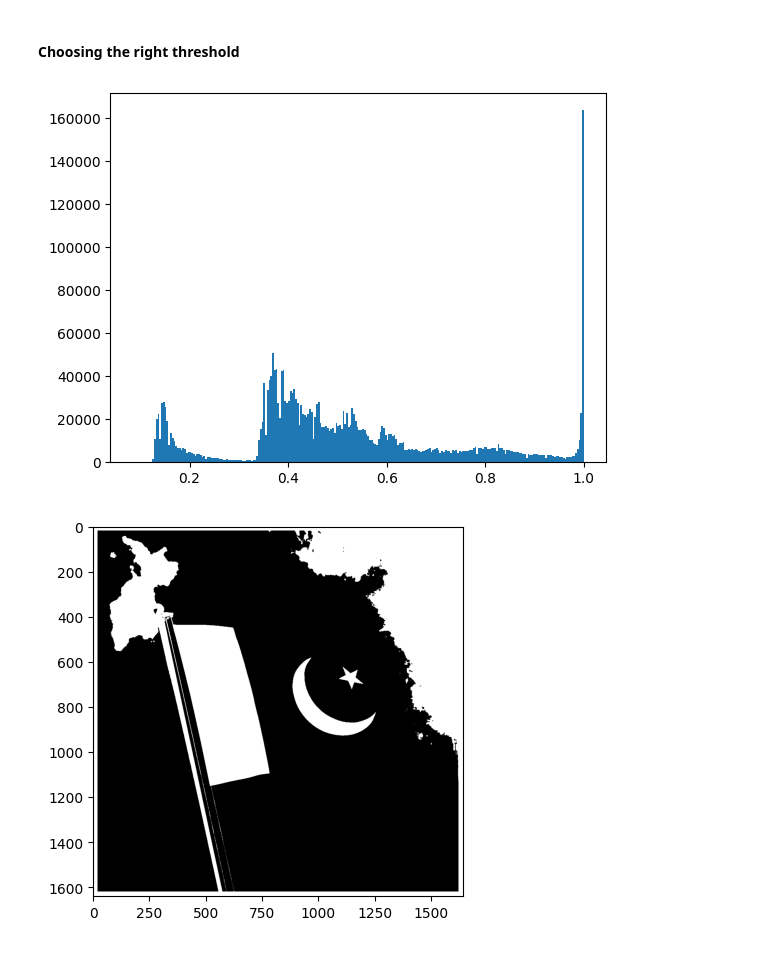
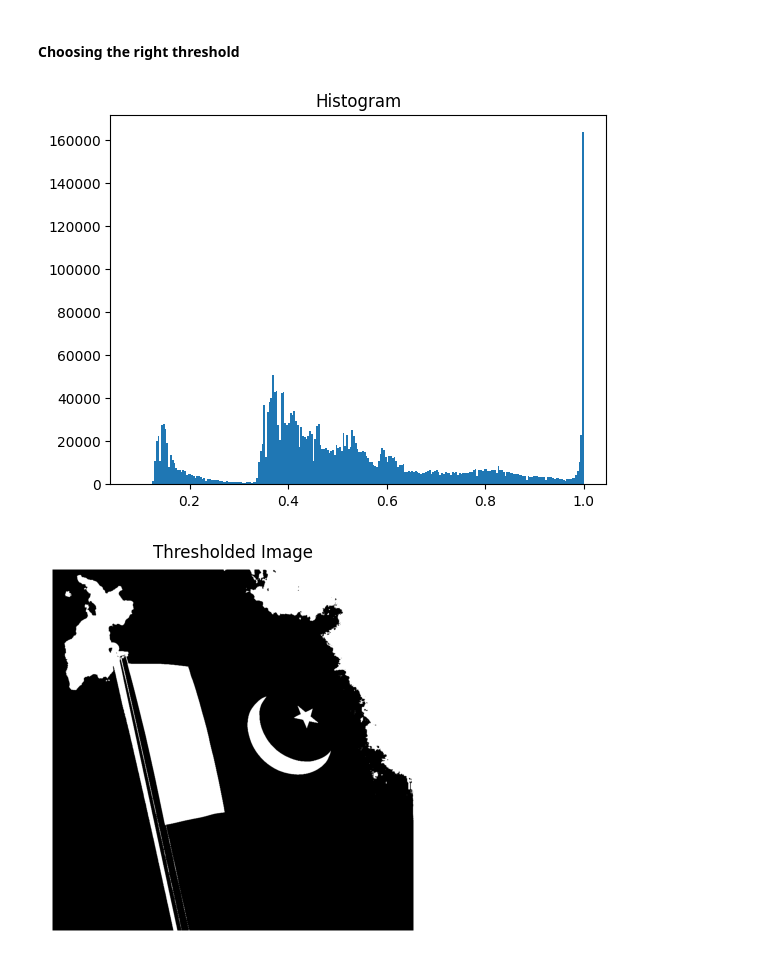
Before and after one commit to SaadARazzaq/Personalized-Image-Processing, a Jupyter notebook: Codes/Thresholding.ipynb, the cells around one changed output. Drawn from its saved outputs; the diff is of its cells as text; code cells hidden in the pictures.

```diff
--- a/Codes/Thresholding.ipynb
+++ b/Codes/Thresholding.ipynb
@@ -24,9 +26,10 @@ plt.imshow(gray_image, cmap='gray');
 # %% [markdown]
 #### **Choosing the right threshold**
 # %%
+plt.title('Histogram')
 plt.hist(gray_image.ravel(), bins=256);
 # %% [output]
-[figure, old version]
+[figure, new version]
 # %%
 # As the peak is 1.0 Manually choose a
 # threshold slightly below the peak. Adjust as needed
@@ -54,6 +57,8 @@ binary = gray_image > thresh
 # with the imshow function. True values are treated as white,
 # and False values are treated as black by default.
 # %%
+plt.axis('off')
+plt.title('Thresholded Image')
 plt.imshow(binary, cmap='gray');
 # %% [output]
-[figure, old version]
+[figure, new version]
```
Also changed, not shown: parts of 7 cells of this notebook.
